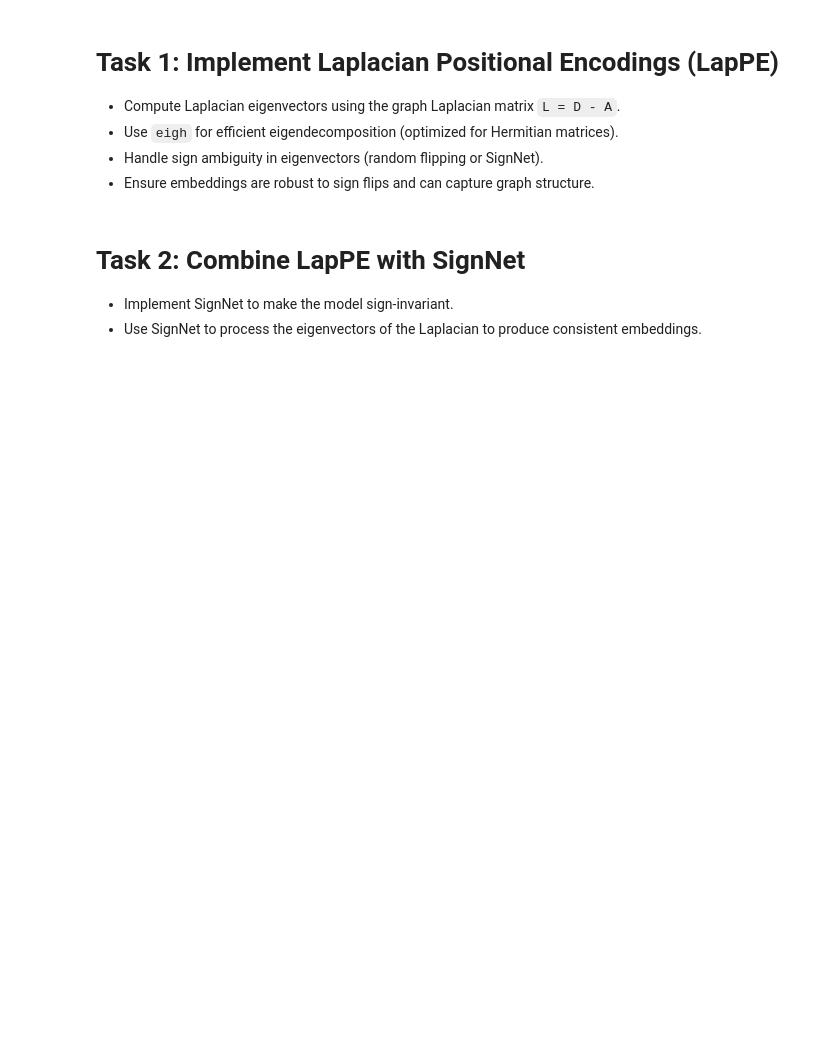
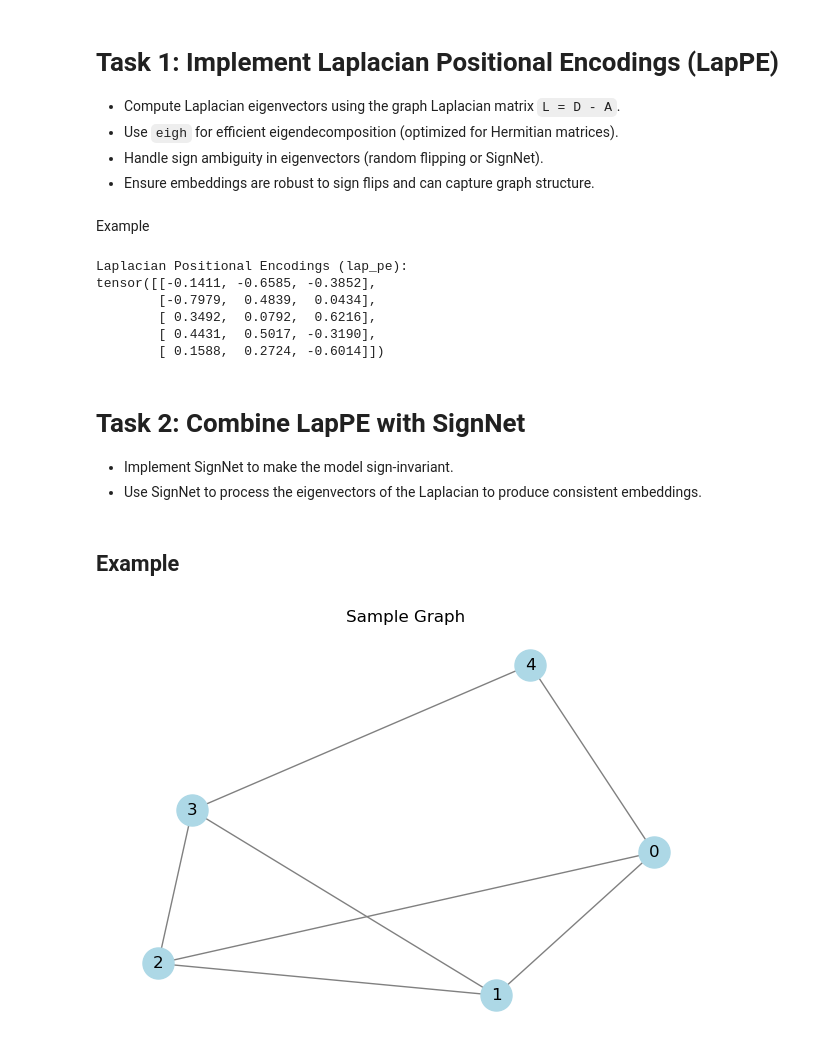
Before and after one commit to mak8427/Graph_Machine_Learning, a Jupyter notebook: Ex 5.ipynb, the cells around one changed output. Drawn from its saved outputs; the diff is of its cells as text; code cells hidden in the pictures; blank space fills up the shorter version.

Commit message:
Added examples

```diff
--- a/Ex 5.ipynb
+++ b/Ex 5.ipynb
@@ -72,6 +72,39 @@ def compute_lap_pe(data, pe_dim=10, use_signnet=False):
     data.lap_pe = pe_tensor
 
     return data
+# %% [markdown]
+Example
+# %%
+
+# Create a simple graph
+# For this example, we'll create a graph with 5 nodes and some edges
+edge_index = torch.tensor([
+    [0, 1, 2, 3, 0, 2],
+    [1, 2, 3, 4, 4, 0]
+], dtype=torch.long)
+
+# Create a Data object
+data = Data(edge_index=edge_index)
+
+# Set the number of nodes (important if some nodes have no edges)
+data.num_nodes = 5
+
+# Optionally, add node features (here we just use ones)
+data.x = torch.ones((data.num_nodes, 1))
+
+# Compute the Laplacian Positional Encodings
+data = compute_lap_pe(data, pe_dim=3, use_signnet=False)
+
+# Print the computed positional encodings
+print("Laplacian Positional Encodings (lap_pe):")
+print(data.lap_pe)
+# %% [output]
+Laplacian Positional Encodings (lap_pe):
+tensor([[-0.1411, -0.6585, -0.3852],
+        [-0.7979,  0.4839,  0.0434],
+        [ 0.3492,  0.0792,  0.6216],
+        [ 0.4431,  0.5017, -0.3190],
+        [ 0.1588,  0.2724, -0.6014]])
 # %% [markdown]
 # Task 2: Combine LapPE with SignNet
    - Implement SignNet to make the model sign-invariant.
@@ -170,3 +203,30 @@ def compute_lap_pe_with_signnet(data, pe_dim=10, hidden_dim=64, out_dim=32, num_
     data.sign_inv_lap_pe = sign_inv_pe
 
     return data
+# %% [markdown]
+## Example
+# %%
+import matplotlib.pyplot as plt
+import networkx as nx
+
+# Create a simple undirected graph
+G = nx.Graph()
+# Add nodes and edges
+G.add_edges_from([
+    (0, 1),
+    (1, 2),
+    (2, 3),
+    (3, 4),
+    (4, 0),
+    (1, 3),
+    (0, 2)
+])
+
+# Visualize the graph
+plt.figure(figsize=(6, 4))
+pos = nx.spring_layout(G, seed=42)  # For consistent layout
+nx.draw(G, pos, with_labels=True, node_color='lightblue', edge_color='gray', node_size=500)
+plt.title("Sample Graph")
+plt.show()
+# %% [output]
+[figure, added]
```
Also changed, not shown: parts of 1 cell of this notebook.
